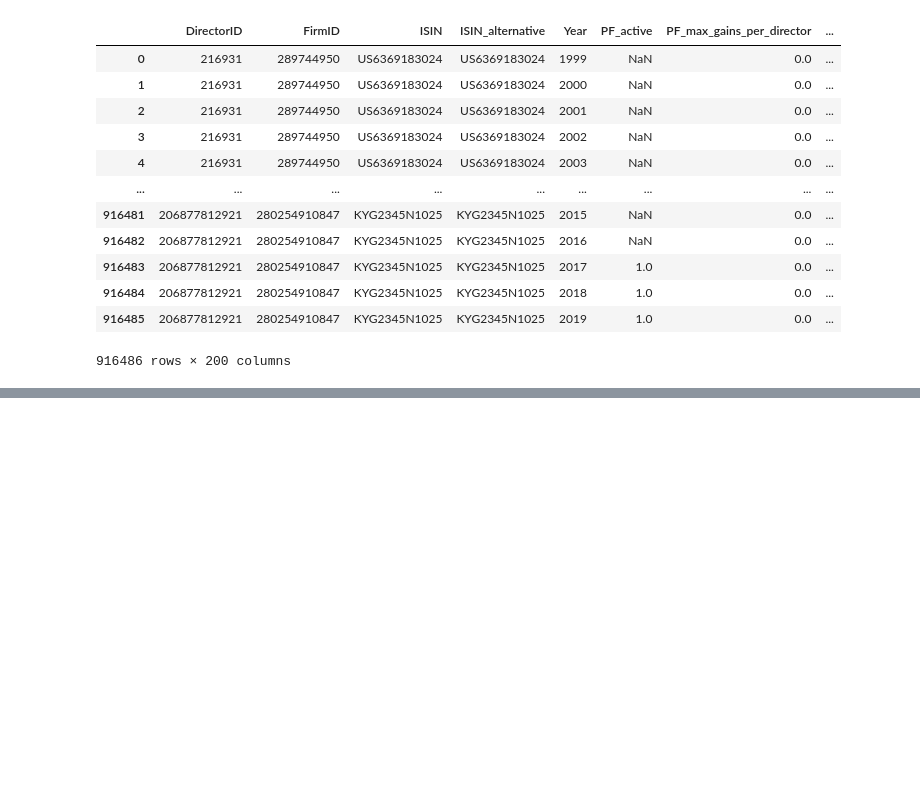
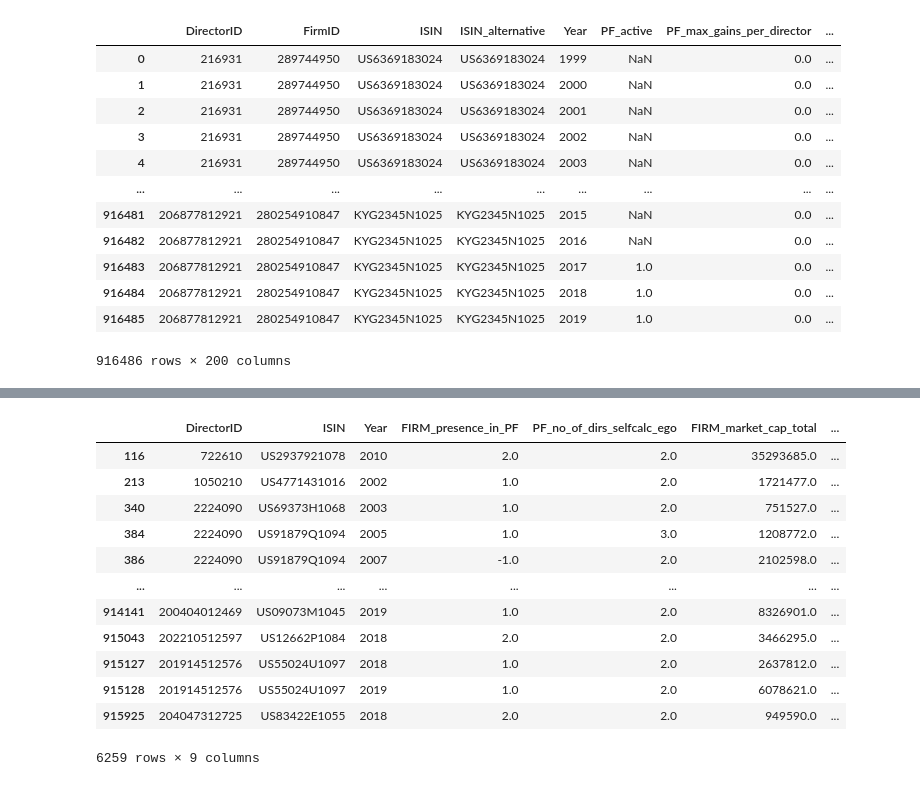
Before and after one commit to hannez11/director-project, a Jupyter notebook: delta calculation/delta_calculation_glassdoor.ipynb, the cells around one changed output, grey strips where cells are left out. Saved outputs shown, nothing was run; the diff lists cells and outputs as text; code cells hidden in the pictures; blank space fills up the shorter version.

```diff
--- a/delta_calculation.ipynb
+++ b/delta calculation/delta_calculation_glassdoor.ipynb
@@ -444,0 +569,19 @@ df_final2.to_csv(r"C:\Users\hannes\Desktop\0105director-firm-years_beta.csv", se
+# %%
+#cases in which FIRM_market_cap_total equals PF_MarketCap_Total_ego for dirs >= 2 -> values should be different -> other companies do not have a market cap value
+df_testtest = df_test[df_test["PF_no_of_dirs_selfcalc_ego"] >= 2]
+x = df_testtest[(df_testtest["FIRM_market_cap_total"] == df_testtest["PF_MarketCap_Total_ego"])]
+x
+# %% [output]
+|  | DirectorID | ISIN | Year | FIRM_presence_in_PF | PF_no_of_dirs_selfcalc_ego | FIRM_market_cap_total | ... |
+| 116 | 722610 | US2937921078 | 2010 | 2.0 | 2.0 | 35293685.0 | ... |
+| 213 | 1050210 | US4771431016 | 2002 | 1.0 | 2.0 | 1721477.0 | ... |
+| 340 | 2224090 | US69373H1068 | 2003 | 1.0 | 2.0 | 751527.0 | ... |
+| 384 | 2224090 | US91879Q1094 | 2005 | 1.0 | 3.0 | 1208772.0 | ... |
+| 386 | 2224090 | US91879Q1094 | 2007 | -1.0 | 2.0 | 2102598.0 | ... |
+| ... | ... | ... | ... | ... | ... | ... | ... |
+| 914141 | 200404012469 | US09073M1045 | 2019 | 1.0 | 2.0 | 8326901.0 | ... |
+| 915043 | 202210512597 | US12662P1084 | 2018 | 2.0 | 2.0 | 3466295.0 | ... |
+| 915127 | 201914512576 | US55024U1097 | 2018 | 1.0 | 2.0 | 2637812.0 | ... |
+| 915128 | 201914512576 | US55024U1097 | 2019 | 1.0 | 2.0 | 6078621.0 | ... |
+| 915925 | 204047312725 | US83422E1055 | 2018 | 2.0 | 2.0 | 949590.0 | ... |
+6259 rows × 9 columns
```
Also changed, not shown: parts of 15 cells of this notebook, 4 other files.
